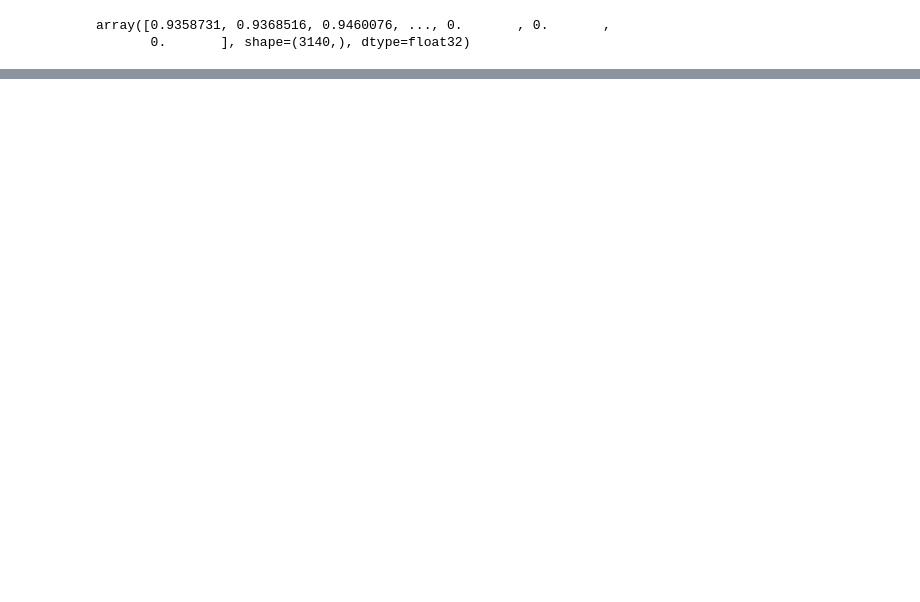
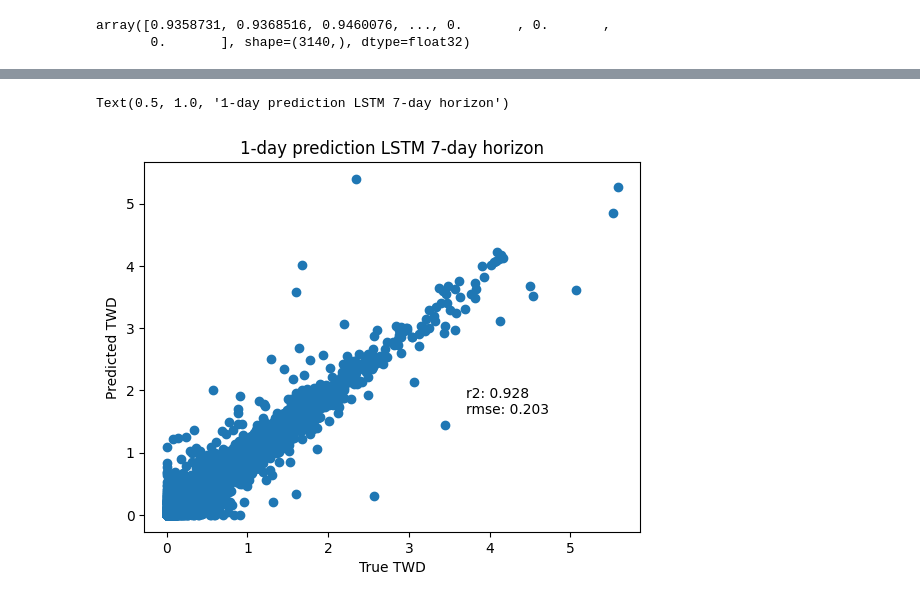
Before and after one commit to PinaColadast/eth-capstone-treewater-deficit, a Jupyter notebook: 03_RNN_small_models_horizon.ipynb, the cells around one changed output, grey strips where cells are left out. Cells and saved outputs as stored; diff of their text form; code cells hidden in the pictures; blank space fills up the shorter version.

```diff
--- a/03_RNN_small_models_horizon.ipynb
+++ b/03_RNN_small_models_horizon.ipynb
@@ -600,0 +718,9 @@ r2: 0.5074546337127686
+# %%
+plt.scatter(clip_and_inverse_log2_transform(y_val_horizon[:, 0]), clip_and_inverse_log2_transform(y_pred_val_horizon[:, 0]))
+plt.text(r2_at_1day*4, rmse_at_1day*8, f"r2: {r2_at_1day:.3f}\nrmse: {rmse_at_1day:.3f}")
+plt.xlabel("True TWD")
+plt.ylabel("Predicted TWD")
+plt.title("1-day prediction LSTM 7-day horizon")
+# %% [output]
+Text(0.5, 1.0, '1-day prediction LSTM 7-day horizon')
+[figure, added]
```
Also changed, not shown: parts of 11 cells of this notebook.
